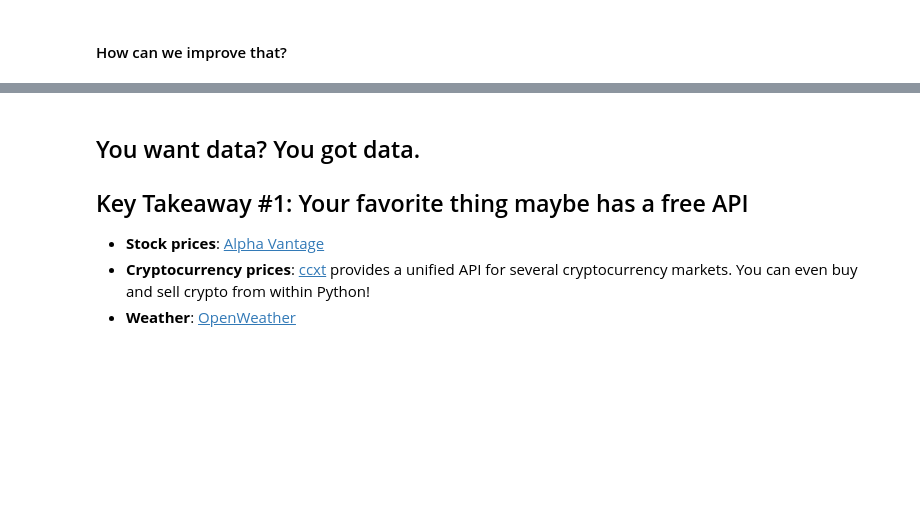
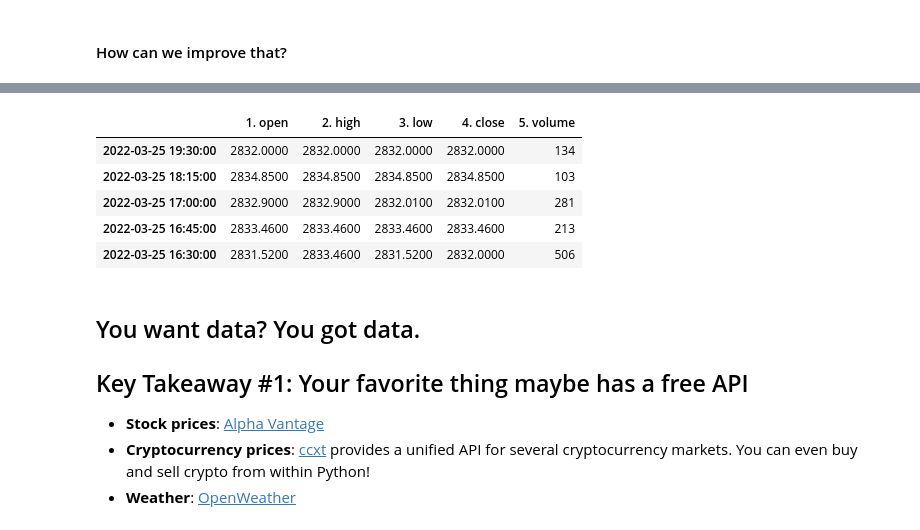
Before and after one commit to jfkoehler/DAT-02-14, a Jupyter notebook: ClassMaterial/Unit3/class_13/api-starter-code.ipynb, the cells around one changed output, grey strips where cells are left out. Cells and saved outputs as stored; diff of their text form; code cells hidden in the pictures; blank space fills up the shorter version.

```diff
--- a/ClassMaterial/Unit3/class_13/api-starter-code.ipynb
+++ b/ClassMaterial/Unit3/class_13/api-starter-code.ipynb
@@ -94,3 +336,12 @@ Alpha Vantage has a Python API wrapper made by user `RomelTorres` [here](https:/
+# %%
+pd.DataFrame(data).T.head()
+# %% [output]
+|  | 1. open | 2. high | 3. low | 4. close | 5. volume |
+| 2022-03-25 19:30:00 | 2832.0000 | 2832.0000 | 2832.0000 | 2832.0000 | 134 |
+| 2022-03-25 18:15:00 | 2834.8500 | 2834.8500 | 2834.8500 | 2834.8500 | 103 |
+| 2022-03-25 17:00:00 | 2832.9000 | 2832.9000 | 2832.0100 | 2832.0100 | 281 |
+| 2022-03-25 16:45:00 | 2833.4600 | 2833.4600 | 2833.4600 | 2833.4600 | 213 |
+| 2022-03-25 16:30:00 | 2831.5200 | 2833.4600 | 2831.5200 | 2832.0000 | 506 |
 # %% [markdown]
 ## You want data? You got data.
 
```
Also changed, not shown: parts of 30 cells of this notebook, 50 other files.
